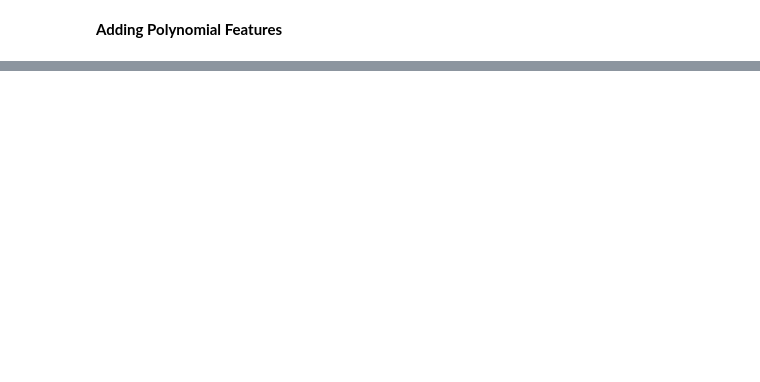
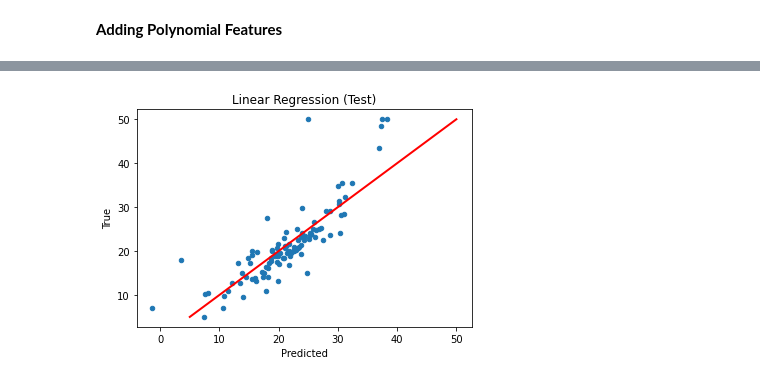
Before and after one commit to deboraxhx/JornadaDataScience, a Jupyter notebook: Estudos modelos de regressão/boston_houses_Regression_Models.ipynb, the cells around one changed output, grey strips where cells are left out. Saved outputs shown, nothing was run; the diff lists cells and outputs as text; code cells hidden in the pictures; blank space fills up the shorter version.

```diff
--- a/Estudos modelos de regressão/boston_houses_Regression_Models.ipynb
+++ b/Estudos modelos de regressão/boston_houses_Regression_Models.ipynb
@@ -180,0 +210,12 @@ plt.ylim(0,50)
+# %%
+elastic_predict_train = elastic_net.predict(X_train_scaled)
+elastic_predict_test = elastic_net.predict(X_test_scaled)
+
+plt.scatter(elastic_predict_test, y_test, s=20)
+plt.plot([y_test.min(), y_test.max()], [y_test.min(), y_test.max()], 'r', lw=2)
+plt.ylabel("True")
+plt.xlabel("Predicted")
+plt.title("Linear Regression (Test)")
+plt.show()
+# %% [output]
+[figure, added]
```
Also changed, not shown: parts of 49 cells of this notebook.
